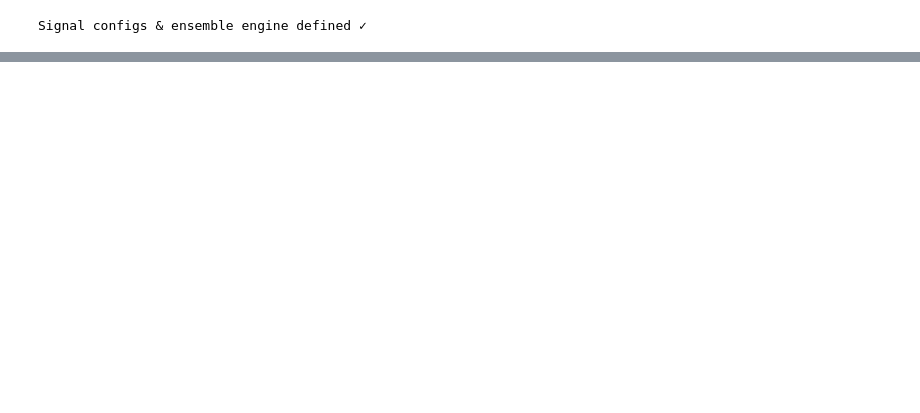
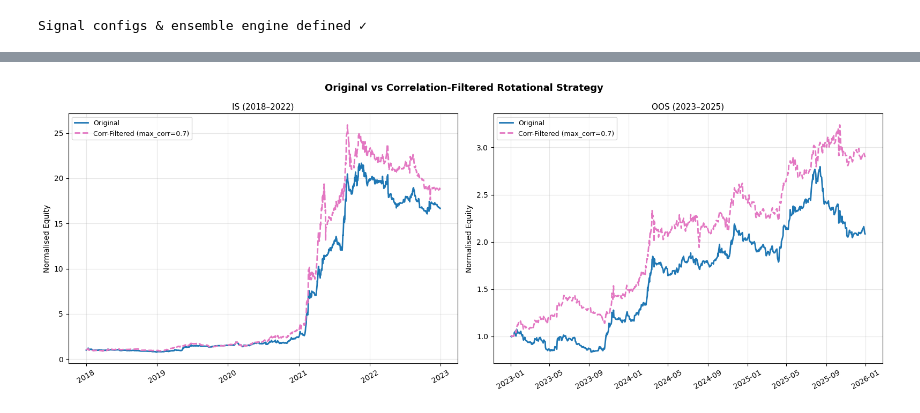
Before and after one commit to gordgoncompsidaytrading605/RSI_Portfolio_allocation, a Jupyter notebook: full_portfolio_RSIrotation.ipynb, the cells around one changed output, grey strips where cells are left out. Saved outputs shown, nothing was run; the diff lists cells and outputs as text; code cells hidden in the pictures; blank space fills up the shorter version.

```diff
--- a/full_portfolio_RSIrotation.ipynb
+++ b/full_portfolio_RSIrotation.ipynb
@@ -1048,0 +1081,93 @@ Yearly Returns:
+# %%
+# ── Metrics comparison ────────────────────────────────────────────────────────
+orig_is  = full_metrics(net_ret[is_mask],         equity_is,
+                         label='Original (IS)')
+orig_oos = full_metrics(net_ret[oos_mask],         equity_oos,
+                         label='Original (OOS)')
+corr_is  = full_metrics(net_ret_corr[is_mask_c],  equity_corr_is,
+                         label='Corr-Filtered (IS)')
+corr_oos = full_metrics(net_ret_corr[oos_mask_c], equity_corr_oos,
+                         label='Corr-Filtered (OOS)')
+
+comparison_df = pd.DataFrame([orig_is, orig_oos, corr_is, corr_oos])
+print('═══ Original vs Correlation-Filtered ═══\n')
+display(comparison_df.set_index('Label')[['CAGR','Sharpe','MaxDD','Calmar','WinRate']])
+
+# ── Equity curves ─────────────────────────────────────────────────────────────
+fig, axes = plt.subplots(1, 2, figsize=(16, 6))
+fig.suptitle('Original vs Correlation-Filtered Rotational Strategy',
+             fontsize=13, fontweight='bold')
+
+for ax, (phase, is_m, oos_m) in zip(axes, [
+    ('IS (2018–2022)',  is_mask,   is_mask_c),
+    ('OOS (2023–2025)', oos_mask,  oos_mask_c),
+]):
+    orig_eq = (1 + net_ret[is_m if 'IS' in phase else oos_m]).cumprod()
+    corr_eq = (1 + net_ret_corr[is_m if 'IS' in phase else oos_mask_c]).cumprod()
+
+    orig_n = orig_eq / orig_eq.iloc[0]
+    corr_n = corr_eq / corr_eq.iloc[0]
+
+    ax.plot(orig_n.index, orig_n.values,
+            color='#1f77b4', linewidth=2.0, label='Original')
+    ax.plot(corr_n.index, corr_n.values,
+            color='#e377c2', linewidth=2.0,
+            linestyle='--', label=f'Corr-Filtered (max_corr={MAX_CORR})')
+    ax.set_title(phase, fontsize=11)
+    ax.set_ylabel('Normalised Equity')
+    ax.legend(fontsize=9)
+    ax.tick_params(axis='x', rotation=30)
+
+plt.tight_layout()
+plt.show()
+
+# ── Drawdown comparison ───────────────────────────────────────────────────────
+fig, ax = plt.subplots(figsize=(16, 5))
+
+for eq, ret, color, label, ls in [
+    (equity_corr_full, net_ret_corr, '#e377c2',
+     f'Corr-Filtered (max_corr={MAX_CORR})', '--'),
+    (equity_full,      net_ret,      '#1f77b4',
+     'Original', '-'),
+]:
+    eq_n = eq / eq.iloc[0]
+    dd   = eq_n / eq_n.cummax() - 1
+    ax.plot(dd.index, dd.values, color=color,
+            linewidth=1.8, linestyle=ls, label=label, alpha=0.9)
+    ax.fill_between(dd.index, dd.values, 0, color=color, alpha=0.07)
+
+ax.axvline(pd.Timestamp(OOS_START), color='black',
+           linestyle='--', linewidth=1.0, label='IS/OOS split')
+ax.set_title('Drawdown — Original vs Correlation-Filtered', fontsize=12)
+ax.set_ylabel('Drawdown')
+ax.legend(fontsize=10)
+ax.tick_params(axis='x', rotation=30)
+plt.tight_layout()
+plt.show()
+
+# ── Allocation comparison (OOS only, weekly) ──────────────────────────────────
+fig, axes = plt.subplots(2, 1, figsize=(16, 10), sharex=True)
+fig.suptitle('Portfolio Allocation — OOS Period', fontsize=12, fontweight='bold')
+
+colors = plt.cm.tab10(np.linspace(0, 1, len(weights_df.columns)))
+
+for ax, (wdf, title) in zip(axes, [
+    (weights_df,      'Original (no correlation filter)'),
+    (weights_corr_df, f'Corr-Filtered (max_corr={MAX_CORR}, window={CORR_WINDOW}d)'),
+]):
+    w_oos    = wdf[oos_mask].resample('W').mean()
+    bottom   = np.zeros(len(w_oos))
+    for i, col in enumerate(wdf.columns):
+        vals = w_oos[col].fillna(0).values
+        ax.bar(w_oos.index, vals, bottom=bottom,
+               color=colors[i], label=col, width=7, alpha=0.85)
+        bottom += vals
+    ax.set_title(title, fontsize=11)
+    ax.set_ylabel('Weight')
+    ax.set_ylim(0, 1.05)
+    ax.legend(loc='upper left', fontsize=8, ncol=3)
+    ax.tick_params(axis='x', rotation=30)
+
+plt.tight_layout()
+plt.show()
+# %% [output]
@@ -1048,0 +1181 @@ Yearly Returns:
+[figure, added]
```
Also changed, not shown: parts of 15 cells of this notebook.
